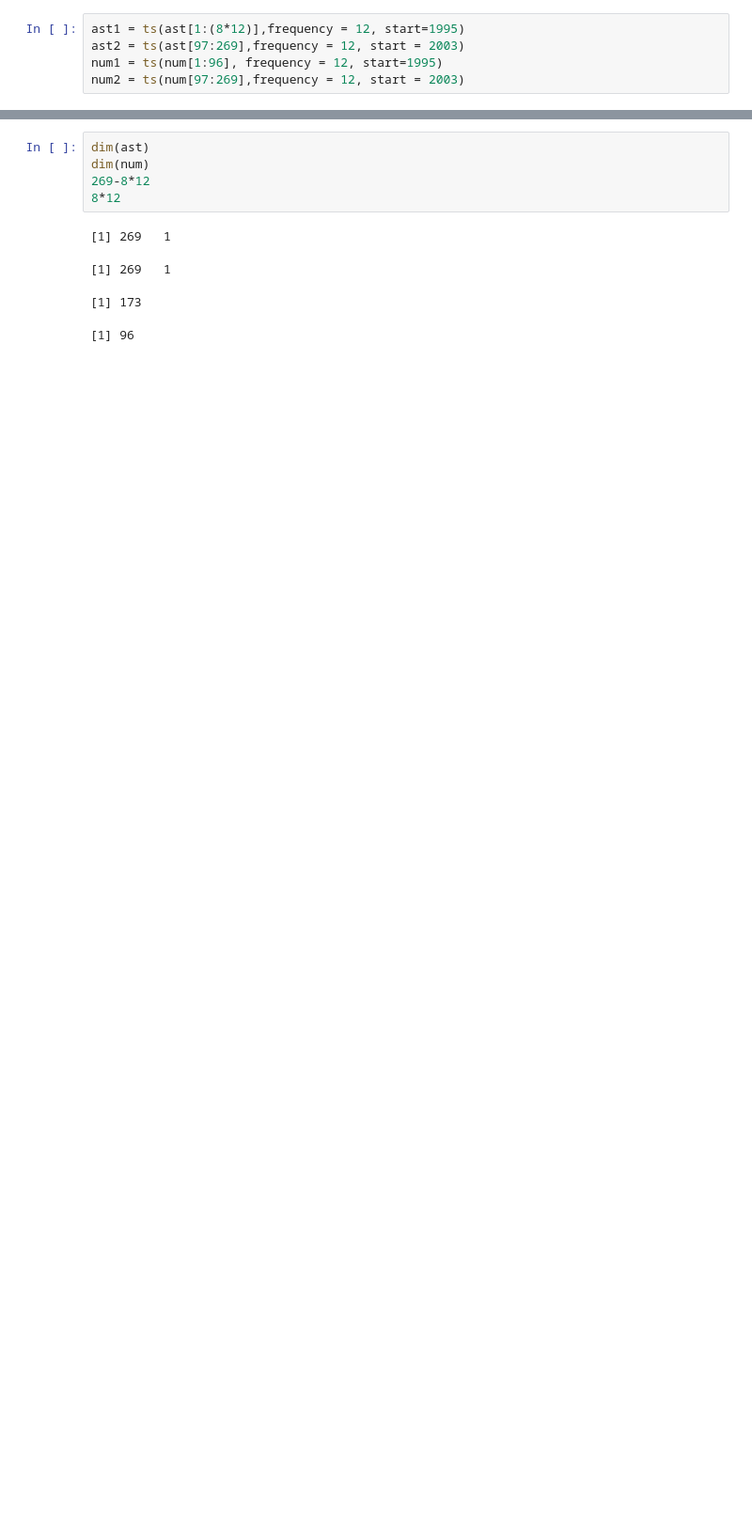
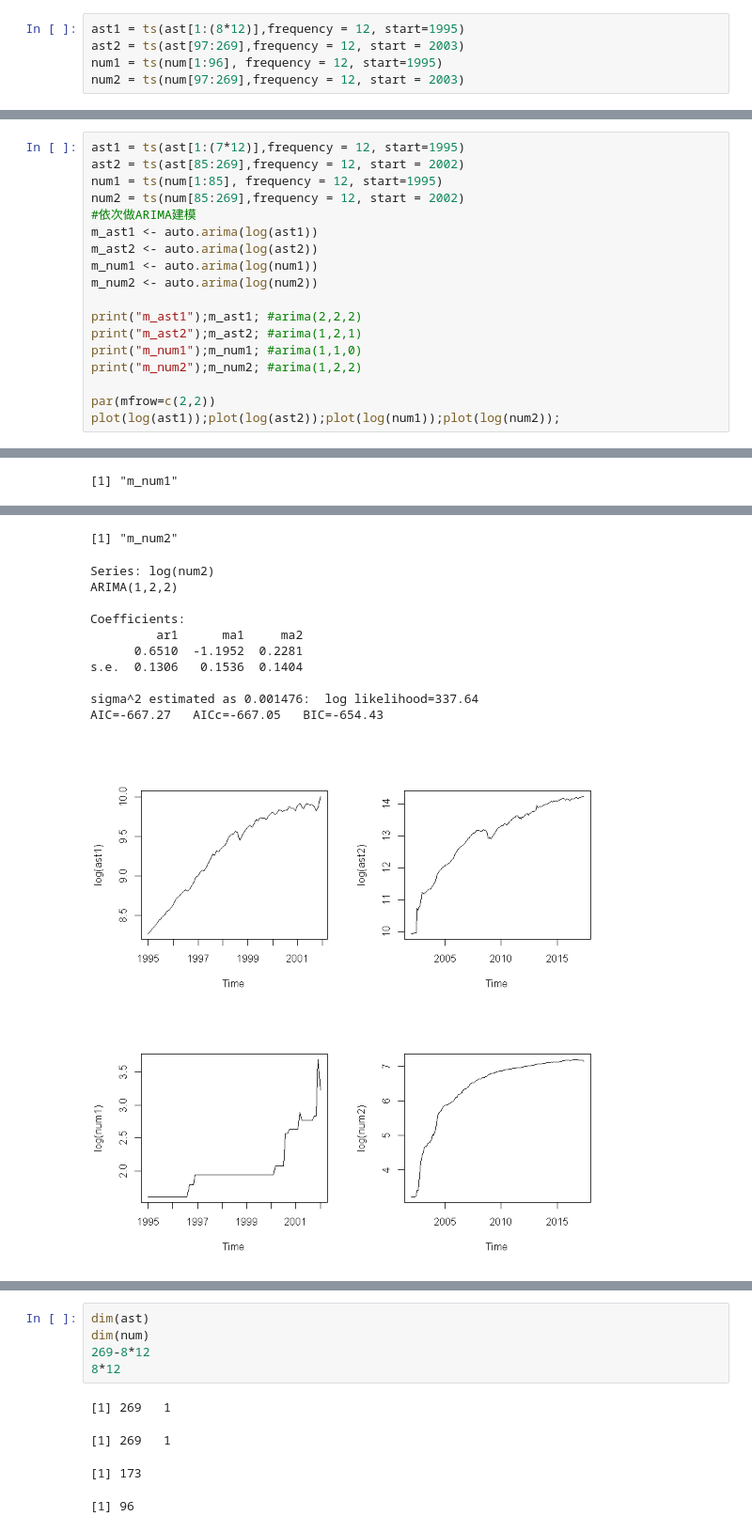
Before and after one commit to JiamingPKU/code, a Jupyter notebook: R/course1/time_series_analysis final_project.ipynb, the cells around one changed output, grey strips where cells are left out. Shown at 94% size. Cells and saved outputs as stored; diff of their text form; blank space fills up the shorter version.

```diff
--- a/R/course1/time_series_analysis final_project.ipynb
+++ b/R/course1/time_series_analysis final_project.ipynb
@@ -50,0 +143,19 @@ num2 = ts(num[97:269],frequency = 12, start = 2003)
+# %%
+ast1 = ts(ast[1:(7*12)],frequency = 12, start=1995)
+ast2 = ts(ast[85:269],frequency = 12, start = 2002)
+num1 = ts(num[1:85], frequency = 12, start=1995)
+num2 = ts(num[85:269],frequency = 12, start = 2002)
+#依次做ARIMA建模
+m_ast1 <- auto.arima(log(ast1))
+m_ast2 <- auto.arima(log(ast2))
+m_num1 <- auto.arima(log(num1))
+m_num2 <- auto.arima(log(num2))
+
+print("m_ast1");m_ast1; #arima(2,2,2)
+print("m_ast2");m_ast2; #arima(1,2,1)
+print("m_num1");m_num1; #arima(1,1,0)
+print("m_num2");m_num2; #arima(1,2,2)
+
+par(mfrow=c(2,2))
+plot(log(ast1));plot(log(ast2));plot(log(num1));plot(log(num2));
+# %% [output]
@@ -50,0 +184 @@ num2 = ts(num[97:269],frequency = 12, start = 2003)
+[1] "m_num1"
@@ -50,0 +195,12 @@ num2 = ts(num[97:269],frequency = 12, start = 2003)
+[1] "m_num2"
+Series: log(num2)
+ARIMA(1,2,2)
+
+Coefficients:
+         ar1      ma1     ma2
+      0.6510  -1.1952  0.2281
+s.e.  0.1306   0.1536  0.1404
+
+sigma^2 estimated as 0.001476:  log likelihood=337.64
+AIC=-667.27   AICc=-667.05   BIC=-654.43
+[figure, added]
```
Also changed, not shown: parts of 24 cells of this notebook, 6 other files.
